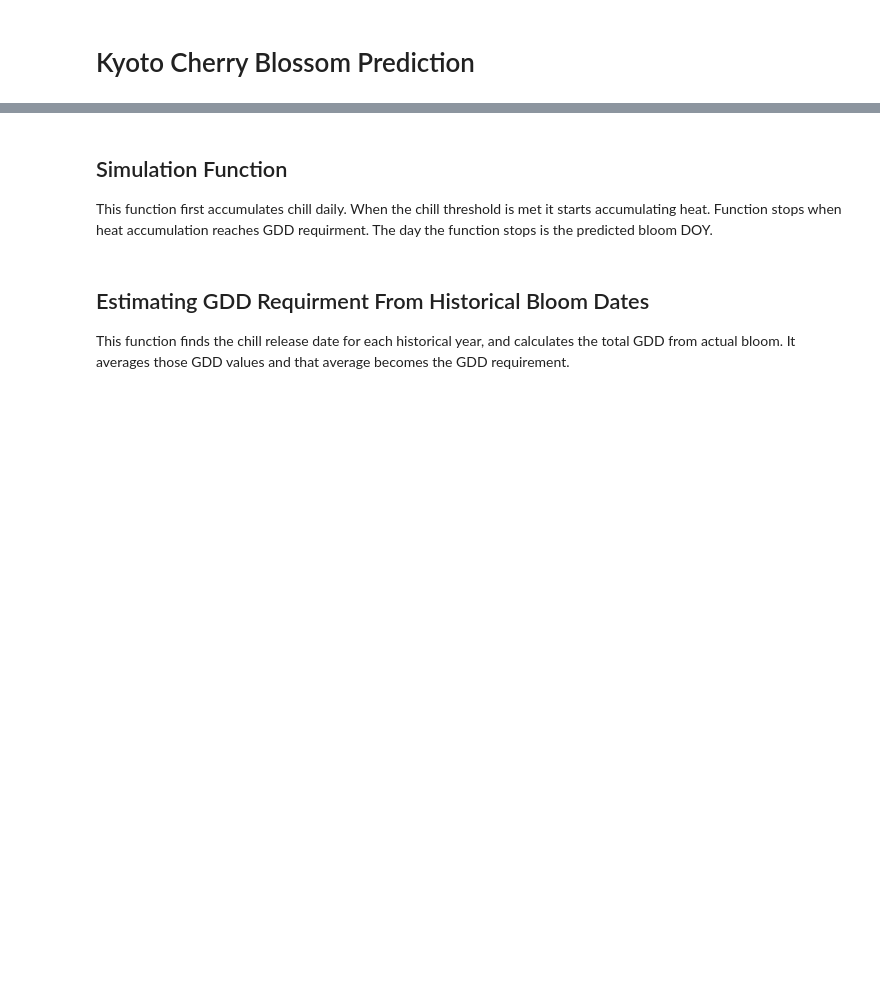
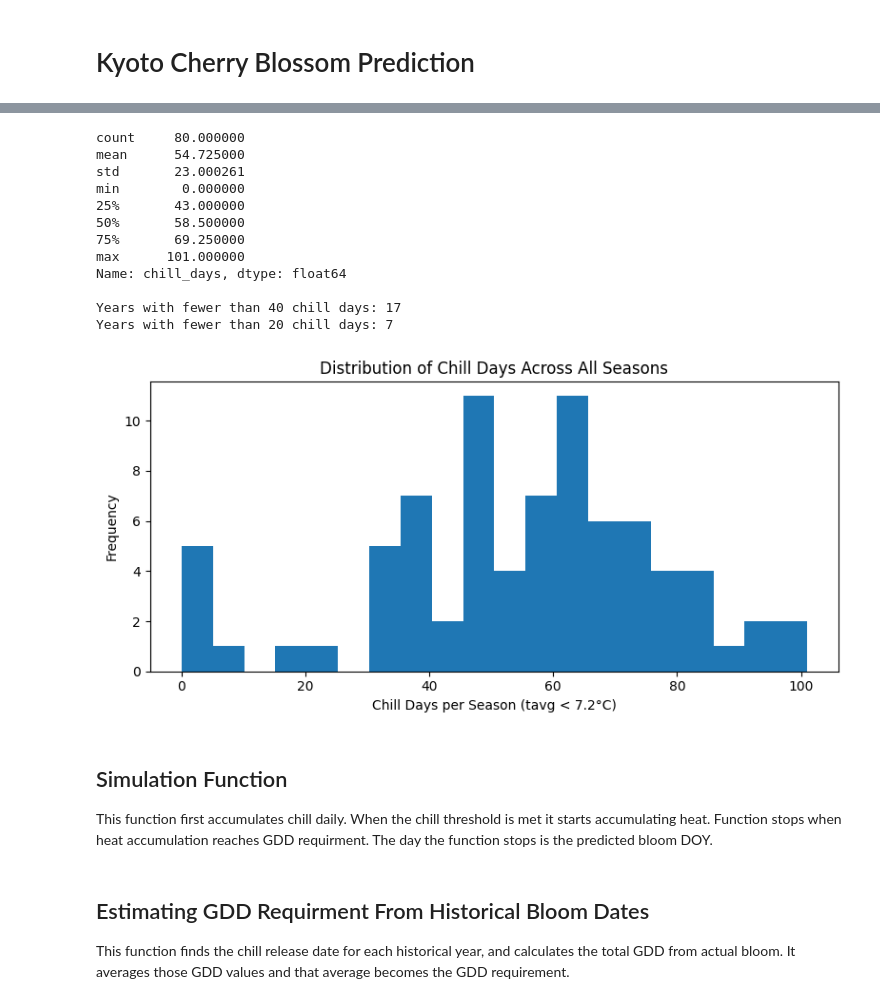
Before and after one commit to joe-ledford-04/WSA-Petals-and-Probabilities-2026-Team-Data-United-, a Jupyter notebook: kyoto_model.ipynb, the cells around one changed output, grey strips where cells are left out. Drawn from its saved outputs; the diff is of its cells as text; code cells hidden in the pictures; blank space fills up the shorter version.

```diff
--- a/kyoto_model.ipynb
+++ b/kyoto_model.ipynb
@@ -27,3 +33,39 @@ bloom['doy'] = bloom['date'].dt.dayofyear
+# %%
+CHILL_BASE = 7.2   # standard chilling hours threshold (°C)
+GDD_BASE   = 4.4   # standard GDD base (°C)
+
+chill_counts = []
+for y in bloom['year']:
+    df_year = temps[temps['season_year'] == y].sort_values('date')
+    chill = (df_year['tavg'] < CHILL_BASE).sum()
+    chill_counts.append({'year': y, 'chill_days': chill})
+
+chill_df = pd.DataFrame(chill_counts)
+print(chill_df['chill_days'].describe())
+print(f"\nYears with fewer than 40 chill days: {(chill_df['chill_days'] < 40).sum()}")
+print(f"Years with fewer than 20 chill days: {(chill_df['chill_days'] < 20).sum()}")
+
+plt.figure(figsize=(8, 4))
+plt.hist(chill_df['chill_days'], bins=20)
+plt.xlabel('Chill Days per Season (tavg < 7.2°C)')
+plt.ylabel('Frequency')
+plt.title('Distribution of Chill Days Across All Seasons')
+plt.tight_layout()
+plt.show()
+# %% [output]
+count     80.000000
+mean      54.725000
+std       23.000261
+min        0.000000
+25%       43.000000
+50%       58.500000
+75%       69.250000
+max      101.000000
+Name: chill_days, dtype: float64
+
+Years with fewer than 40 chill days: 17
+Years with fewer than 20 chill days: 7
+[figure, added]
 # %% [markdown]
 ## Simulation Function
 This function first accumulates chill daily. When the chill threshold is met it starts accumulating heat. Function stops when heat accumulation reaches GDD requirment. The day the function stops is the predicted bloom DOY.
```
Also changed, not shown: parts of 23 cells of this notebook, 9 other files.
